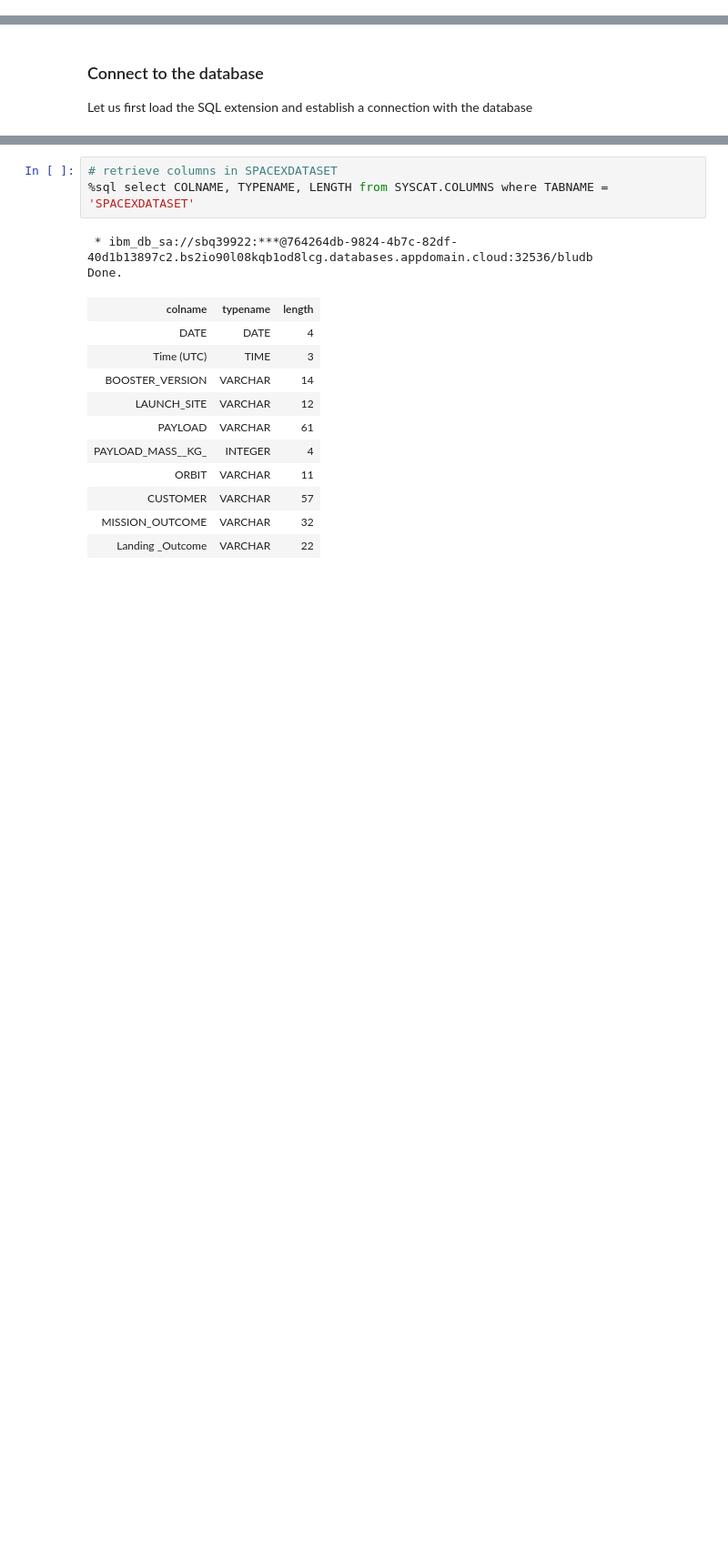
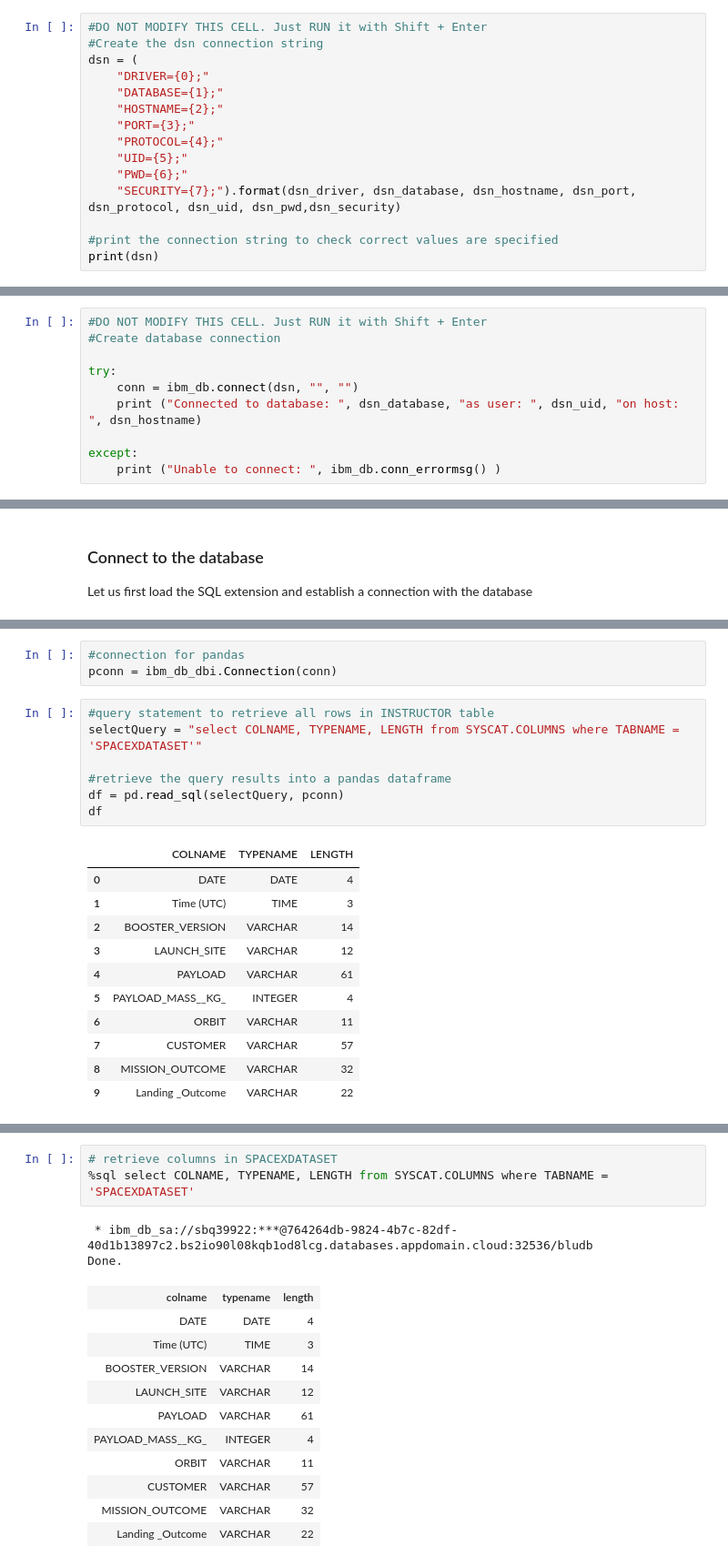
Before and after one commit to hsotoparada/Data-Science-Professional-Certificate, a Jupyter notebook: Applied_Data_Science_Capstone/notebooks/week_2_1_EDA_with_SQL.ipynb, the cells around one changed output, grey strips where cells are left out. Shown at 91% size. Drawn from its saved outputs; the diff is of its cells as text; blank space fills up the shorter version.

```diff
--- a/Applied_Data_Science_Capstone/notebooks/week_2_1_EDA_with_SQL.ipynb
+++ b/Applied_Data_Science_Capstone/notebooks/week_2_1_EDA_with_SQL.ipynb
@@ -95,0 +116,15 @@ Successfully installed ipython-sql-0.4.0 prettytable-0.7.2 sqlparse-0.4.2
+# %%
+#DO NOT MODIFY THIS CELL. Just RUN it with Shift + Enter
+#Create the dsn connection string
+dsn = (
+    "DRIVER={0};"
+    "DATABASE={1};"
+    "HOSTNAME={2};"
+    "PORT={3};"
+    "PROTOCOL={4};"
+    "UID={5};"
+    "PWD={6};"
+    "SECURITY={7};").format(dsn_driver, dsn_database, dsn_hostname, dsn_port, dsn_protocol, dsn_uid, dsn_pwd,dsn_security)
+
+#print the connection string to check correct values are specified
+print(dsn)
@@ -95,0 +133,10 @@ Successfully installed ipython-sql-0.4.0 prettytable-0.7.2 sqlparse-0.4.2
+# %%
+#DO NOT MODIFY THIS CELL. Just RUN it with Shift + Enter
+#Create database connection
+
+try:
+    conn = ibm_db.connect(dsn, "", "")
+    print ("Connected to database: ", dsn_database, "as user: ", dsn_uid, "on host: ", dsn_hostname)
+
+except:
+    print ("Unable to connect: ", ibm_db.conn_errormsg() )
@@ -148,0 +259,22 @@ Done.
+# %%
+#connection for pandas
+pconn = ibm_db_dbi.Connection(conn)
+# %%
+#query statement to retrieve all rows in INSTRUCTOR table
+selectQuery = "select COLNAME, TYPENAME, LENGTH from SYSCAT.COLUMNS where TABNAME = 'SPACEXDATASET'"
+
+#retrieve the query results into a pandas dataframe
+df = pd.read_sql(selectQuery, pconn)
+df
+# %% [output]
+|  | COLNAME | TYPENAME | LENGTH |
+| 0 | DATE | DATE | 4 |
+| 1 | Time (UTC) | TIME | 3 |
+| 2 | BOOSTER_VERSION | VARCHAR | 14 |
+| 3 | LAUNCH_SITE | VARCHAR | 12 |
+| 4 | PAYLOAD | VARCHAR | 61 |
+| 5 | PAYLOAD_MASS__KG_ | INTEGER | 4 |
+| 6 | ORBIT | VARCHAR | 11 |
+| 7 | CUSTOMER | VARCHAR | 57 |
+| 8 | MISSION_OUTCOME | VARCHAR | 32 |
+| 9 | Landing _Outcome | VARCHAR | 22 |
```
Also changed, not shown: parts of 14 cells of this notebook, 1 other file.
